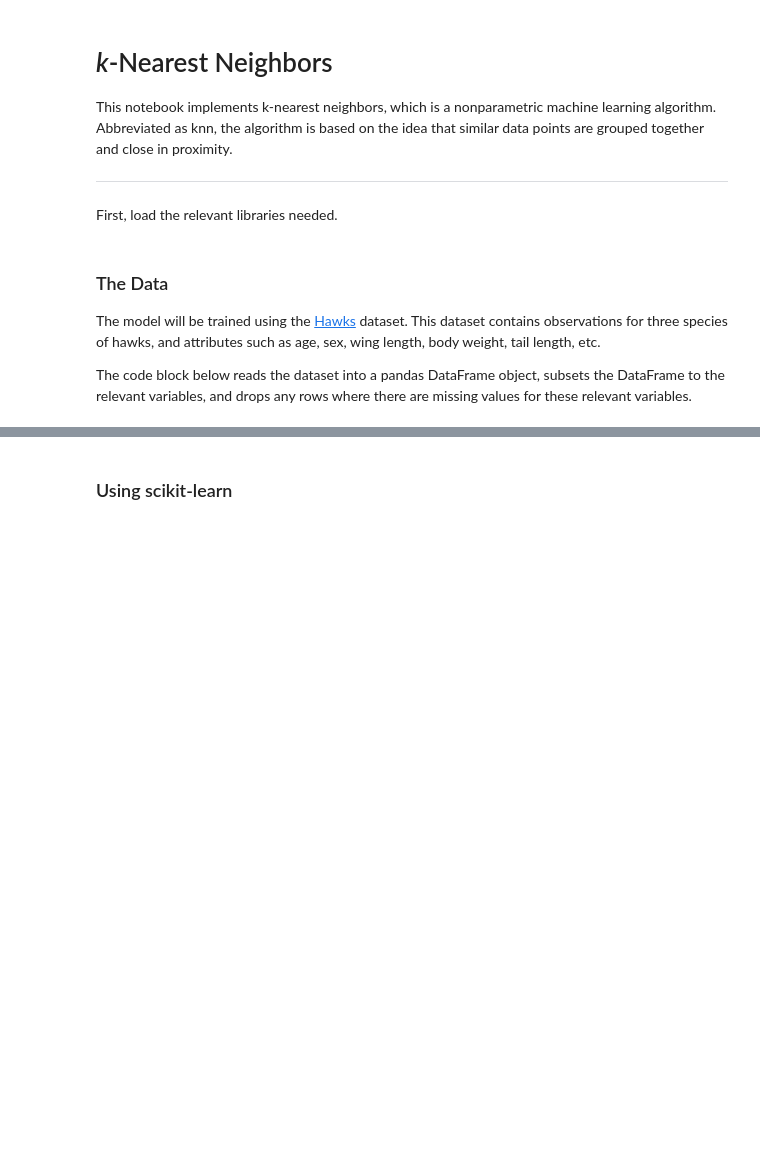
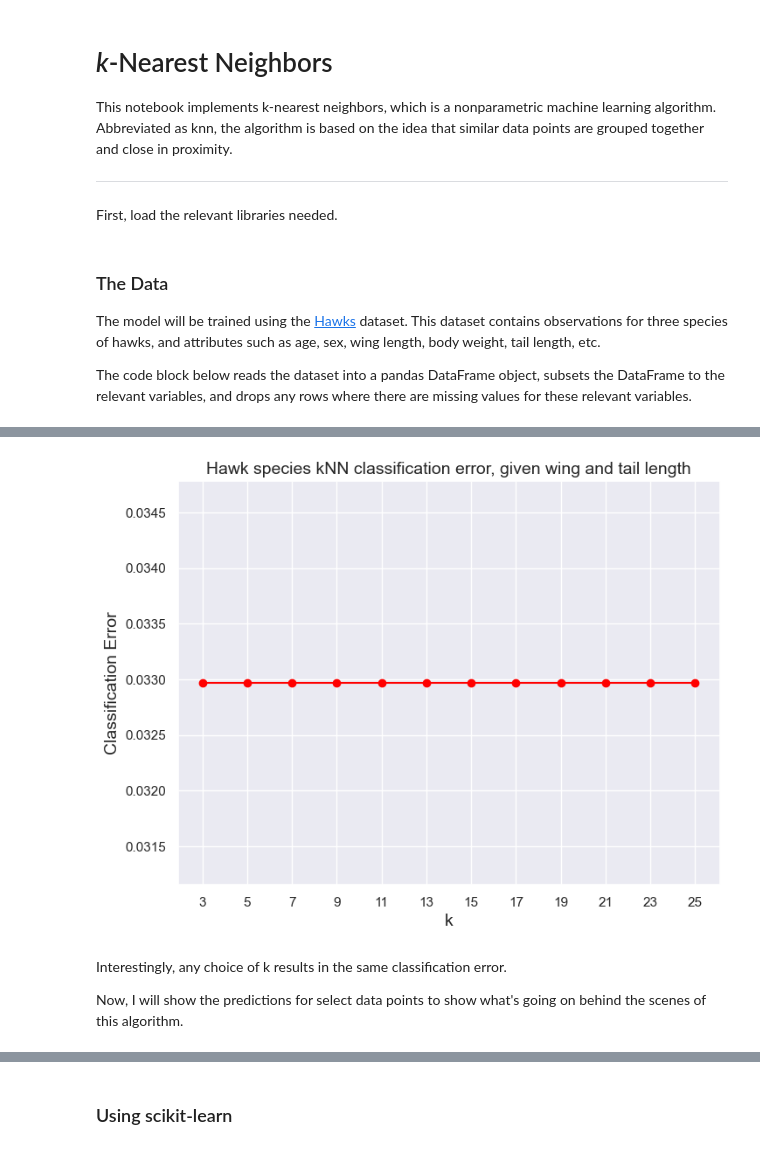
Before and after one commit to kary5678/INDE-577, a Jupyter notebook: supervised-learning/knn/knn.ipynb, the cells around one changed output, grey strips where cells are left out. Saved outputs shown, nothing was run; the diff lists cells and outputs as text; code cells hidden in the pictures; blank space fills up the shorter version.

```diff
--- a/supervised-learning/knn/knn.ipynb
+++ b/supervised-learning/knn/knn.ipynb
@@ -25,6 +28,6 @@ The model will be trained using the [Hawks](https://r-data.pmagunia.com/dataset/
 The code block below reads the dataset into a pandas DataFrame object, subsets the DataFrame to the relevant variables, and drops any rows where there are missing values for these relevant variables.
 # %%
 # Read in the data and subset it to the relevant columns/observations
-df = pd.read_csv("../../Data/hawks.csv")
-df = df[["Species", "Wing", "Tail"]].dropna(axis=0)
-df
+hawks = pd.read_csv("../../Data/hawks.csv")
+hawks = hawks[["Species", "Wing", "Tail"]].dropna(axis=0)
+hawks
@@ -32,0 +122,6 @@ df
+# %%
+# Data preparation step
+X = hawks[["Wing", "Tail"]].to_numpy()
+y = hawks["Species"].to_numpy()
+
+X_train, X_test, y_train, y_test = train_test_split(X, y, test_size=0.20, random_state=1)
@@ -32,0 +136,12 @@ df
+# %%
+hawks_knn = kNN()
+
+hawks_knn.classification_error_plot(X_test, y_test, X_train, y_train)
+plt.title("Hawk species kNN classification error, given wing and tail length", fontsize = 14)
+plt.show()
+# %% [output]
+[figure, added]
+# %% [markdown]
+Interestingly, any choice of k results in the same classification error.
+
+Now, I will show the predictions for select data points to show what's going on behind the scenes of this algorithm.
```
Also changed, not shown: parts of 12 cells of this notebook.
